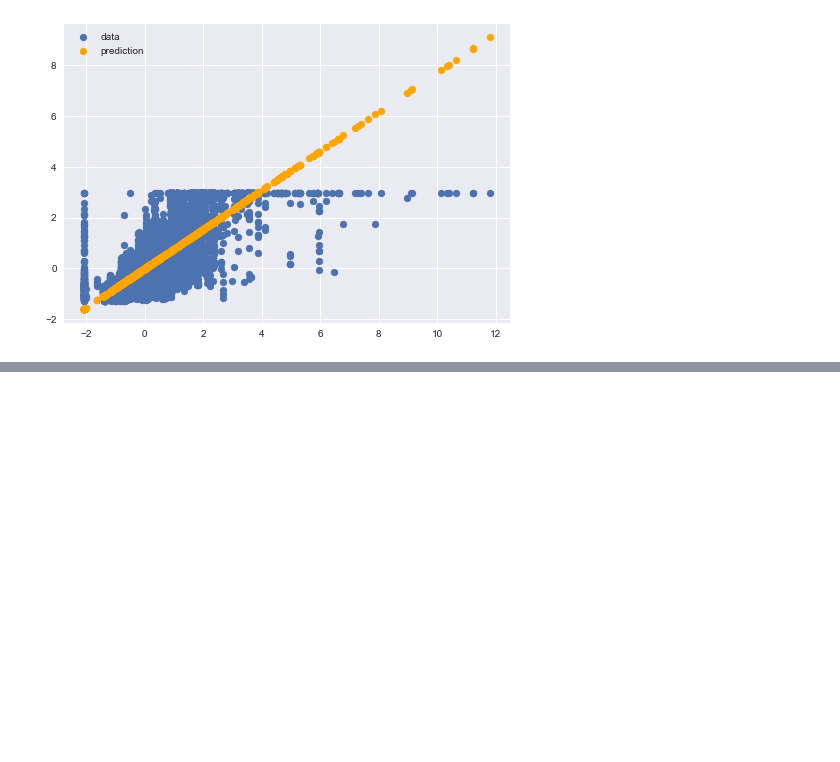
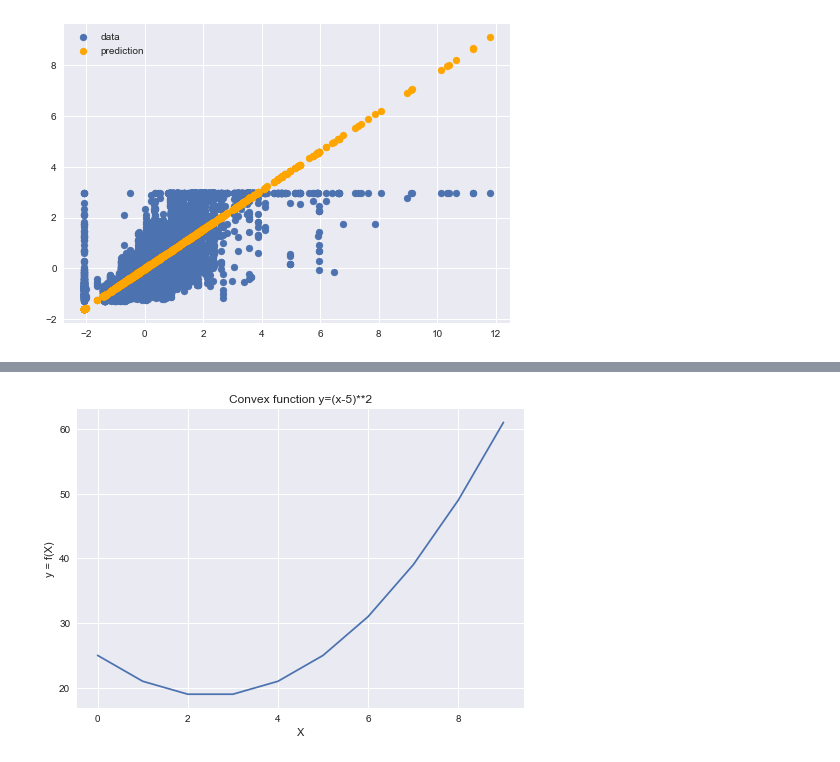
Before and after one commit to sumanitian/LinearRegression-Cars24-, a Jupyter notebook: lr.ipynb, the cells around one changed output, grey strips where cells are left out. Drawn from its saved outputs; the diff is of its cells as text; code cells hidden in the pictures; blank space fills up the shorter version.

```diff
--- a/lr.ipynb
+++ b/lr.ipynb
@@ -292,3 +292,12 @@ plt.legend()
 plt.show()
 # %% [output]
 [figure]
+# %%
+X = np.arange(10)
+Y = (X-5)**2  # x = 5  cost function will give minimum(0)
+plt.style.use("seaborn")
+plt.plot(X,Y)
+plt.ylabel("y = f(X)")
+plt.xlabel("X")
+plt.title("Convex function y=(x-5)**2")  # assume ground truth value is 5
+plt.show()
@@ -294,0 +306,11 @@ plt.show()
+# %%
+X = np.arange(10)
+Y = (X-5)**2+5*X  # x = 5  cost function will give minimum(0)
+plt.style.use("seaborn")
+plt.plot(X,Y)
+plt.ylabel("y = f(X)")
+plt.xlabel("X")
+plt.title("Convex function y=(x-5)**2")  # assume ground truth value is 5
+plt.show()
+# %% [output]
+[figure, added]
```
Also changed, not shown: parts of 1 cell of this notebook, 4 other files.
